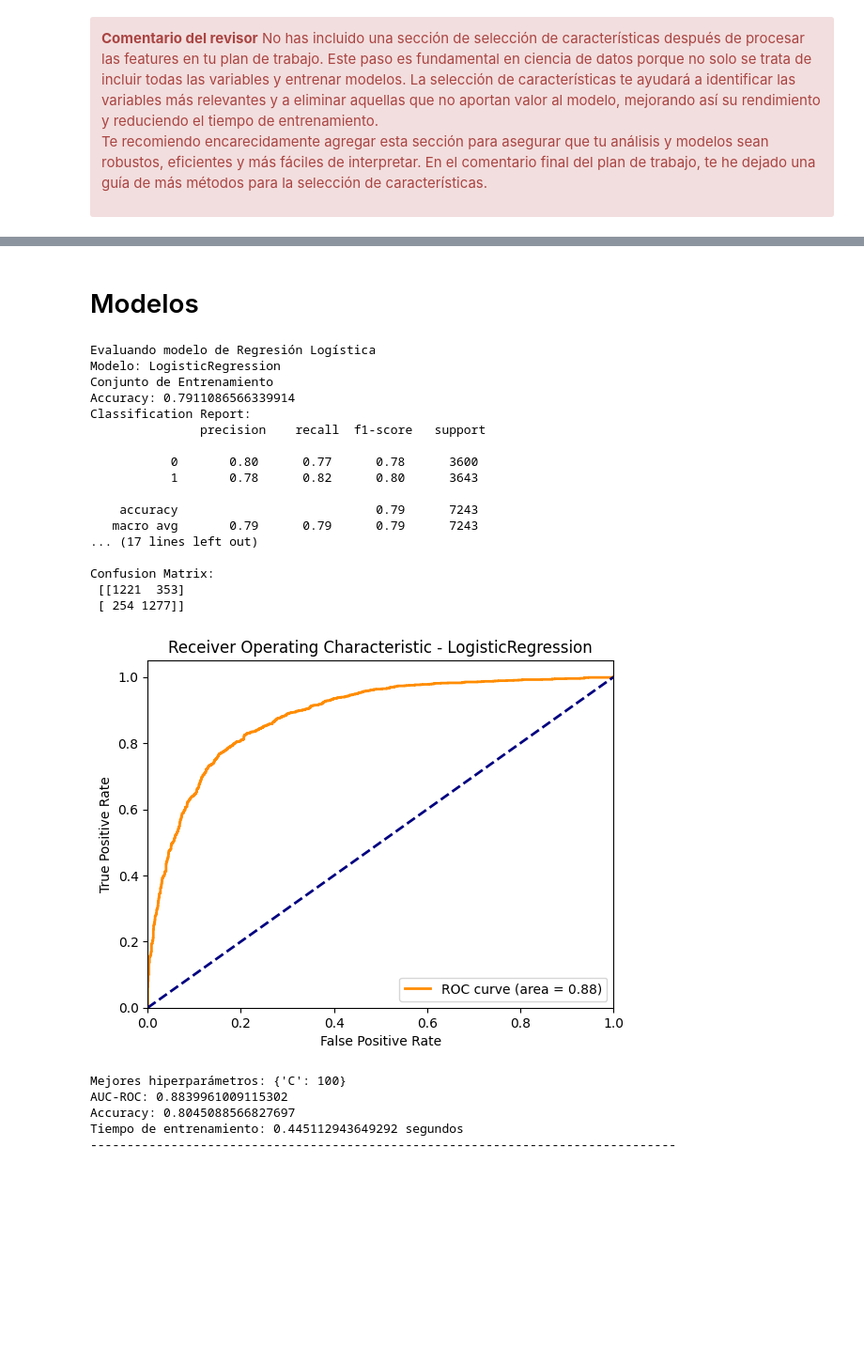
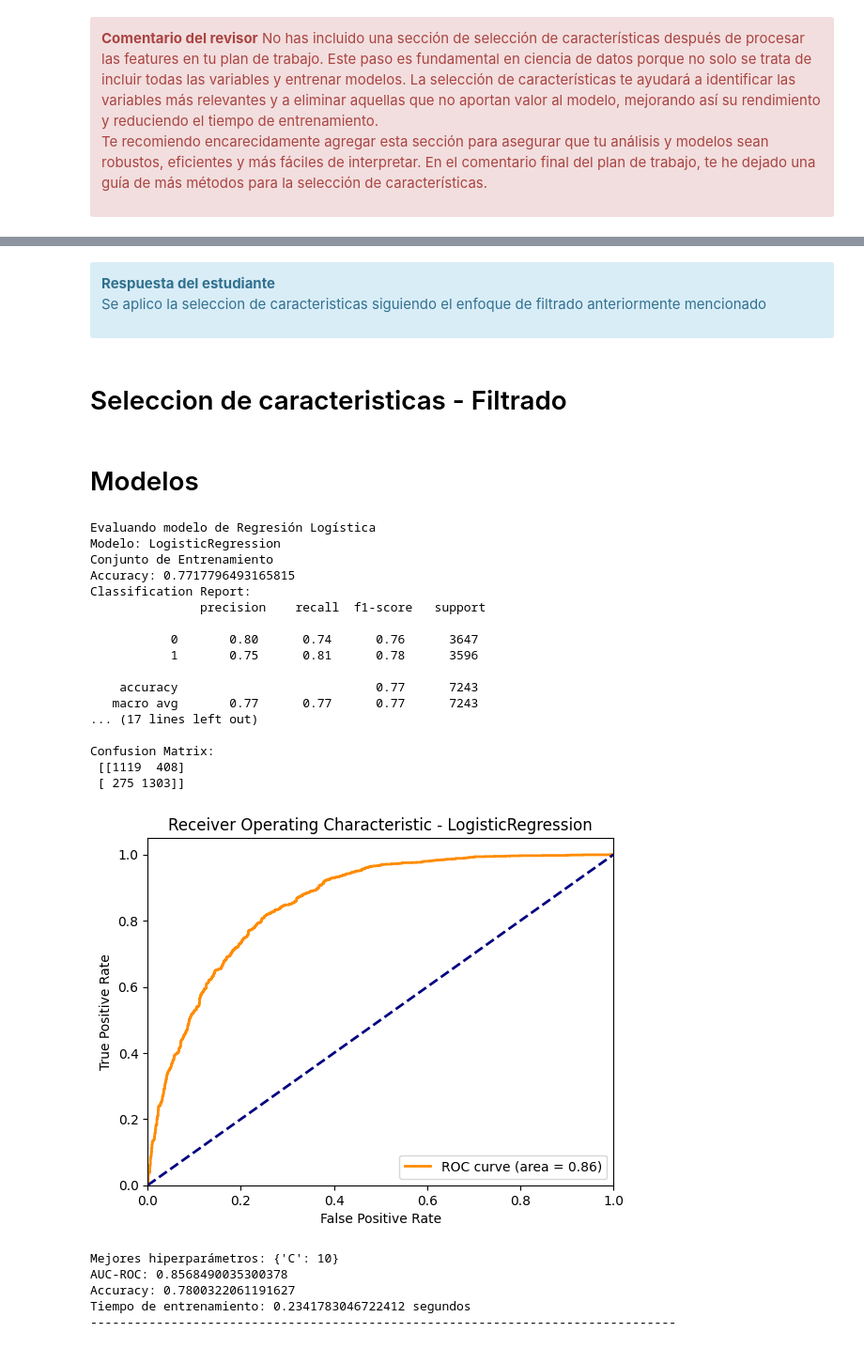
Before and after one commit to ErayFaSol/Proyecto-FINAL-DS15, a Jupyter notebook: proyecto_final.ipynb, the cells around one changed output, grey strips where cells are left out. Shown at 94% size. Saved outputs shown, nothing was run; the diff lists cells and outputs as text; code cells hidden in the pictures; blank space fills up the shorter version.

Commit message:
Enviado para revision

```diff
--- a/proyecto_final.ipynb
+++ b/proyecto_final.ipynb
@@ -180,6 +181,17 @@ def evaluar_y_medicion_tiempo(modelo_grid, X_train, y_train, X_test, y_test):
     auc_roc, accuracy = evaluar_modelo(mejor_modelo, X_train, y_train, X_test, y_test)
 
     return modelo_grid.best_params_, auc_roc, accuracy, tiempo_entrenamiento
+
+# Filtrado: Selección de características utilizando chi-cuadrado
+def seleccion_caracteristicas_filtrado(X, y, k=10):
+    # Normalizar los datos para chi-cuadrado
+    scaler = MinMaxScaler()
+    X_scaled = scaler.fit_transform(X)
+
+    # Selección de las mejores características
+    selector = SelectKBest(score_func=chi2, k=k)
+    X_nuevas = selector.fit_transform(X_scaled, y)
+    return X_nuevas, selector.get_support(indices=True)
 # %% [markdown]
 # Plan de trabajo
 
@@ -546,3 +556,11 @@ Te recomiendo encarecidamente agregar esta sección para asegurar que tu anális
+# %% [markdown]
+<div class="alert alert-block alert-info">
+<b>Respuesta del estudiante</b> <a class=“tocSkip”></a>
+
+Se aplico la seleccion de caracteristicas siguiendo el enfoque de filtrado anteriormente mencionado
+</div>
+# %% [markdown]
+# Seleccion de caracteristicas - Filtrado
 # %%
 # Separar características y variable objetivo
 X = df_combined_ohe.drop(columns=['churn'])
@@ -552,8 +570,11 @@ y = df_combined_ohe['churn']
 smote = SMOTE(random_state=12345)
 X_resampled, y_resampled = smote.fit_resample(X, y)
 
+# Filtrado: Selección de características
+X_filtrado, indices_filtrado = seleccion_caracteristicas_filtrado(X_resampled, y_resampled, k=20)
+
 # Dividir los datos en conjuntos de entrenamiento y prueba
-X_train, X_test, y_train, y_test = train_test_split(X_resampled, y_resampled, test_size=0.3, random_state=42)
+X_train_filtrado, X_test_filtrado, y_train_filtrado, y_test_filtrado = train_test_split(X_filtrado, y_resampled, test_size=0.3, random_state=12345)
 # %%
 # Definir el grid de hiperparámetros para cada modelo
 param_grid_log_reg = {
@@ -589,35 +610,35 @@ grid_gb = GridSearchCV(GradientBoostingClassifier(random_state=42), param_grid_g
 # %%
 # Evaluar modelo de Regresión Logística
 print("Evaluando modelo de Regresión Logística")
-mejores_parametros_log_reg, auc_roc_log_reg, accuracy_log_reg, tiempo_log_reg = evaluar_y_medicion_tiempo(grid_log_reg, X_train, y_train, X_test, y_test)
+mejores_parametros_log_reg, auc_roc_log_reg, accuracy_log_reg, tiempo_log_reg = evaluar_y_medicion_tiempo(grid_log_reg, X_train_filtrado, y_train_filtrado, X_test_filtrado, y_test_filtrado)
 print(f"Mejores hiperparámetros: {mejores_parametros_log_reg}")
 print(f"AUC-ROC: {auc_roc_log_reg}")
 print(f"Accuracy: {accuracy_log_reg}")
 print(f"Tiempo de entrenamiento: {tiempo_log_reg} segundos")
 print("-" * 80)
 # %% [output]
 Evaluando modelo de Regresión Logística
 Modelo: LogisticRegression
 Conjunto de Entrenamiento
-Accuracy: 0.7911086566339914
+Accuracy: 0.7717796493165815
 Classification Report:
                precision    recall  f1-score   support
 
-           0       0.80      0.77      0.78      3600
-           1       0.78      0.82      0.80      3643
+           0       0.80      0.74      0.76      3647
+           1       0.75      0.81      0.78      3596
 
-    accuracy                           0.79      7243
-   macro avg       0.79      0.79      0.79      7243
+    accuracy                           0.77      7243
+   macro avg       0.77      0.77      0.77      7243
 ... (17 lines left out)
 
 Confusion Matrix:
- [[1221  353]
- [ 254 1277]]
+ [[1119  408]
+ [ 275 1303]]
-[figure, old version]
+[figure, new version]
-Mejores hiperparámetros: {'C': 100}
-AUC-ROC: 0.8839961009115302
-Accuracy: 0.8045088566827697
-Tiempo de entrenamiento: 0.445112943649292 segundos
+Mejores hiperparámetros: {'C': 10}
+AUC-ROC: 0.8568490035300378
+Accuracy: 0.7800322061191627
+Tiempo de entrenamiento: 0.2341783046722412 segundos
 --------------------------------------------------------------------------------
 # %%
 # Evaluar modelo de Árbol de Decisión
```
Also changed, not shown: parts of 9 cells of this notebook.
